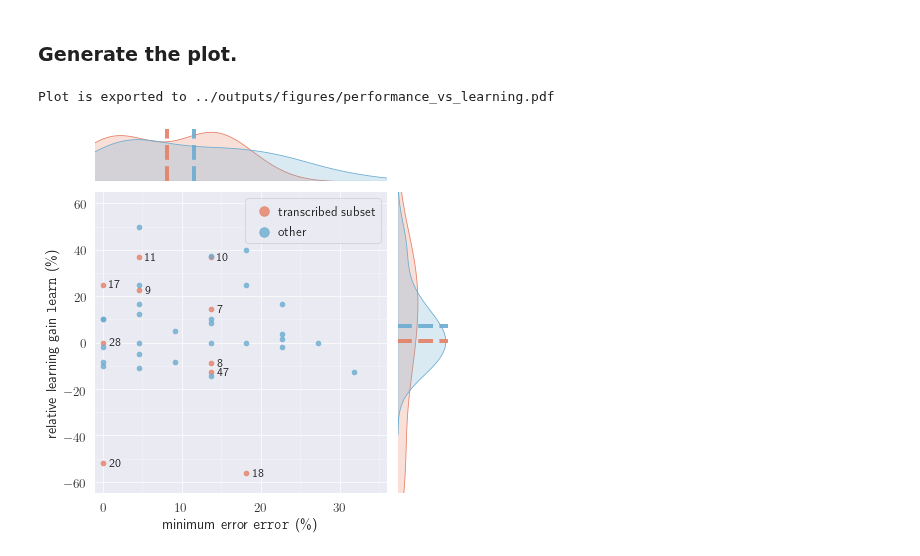
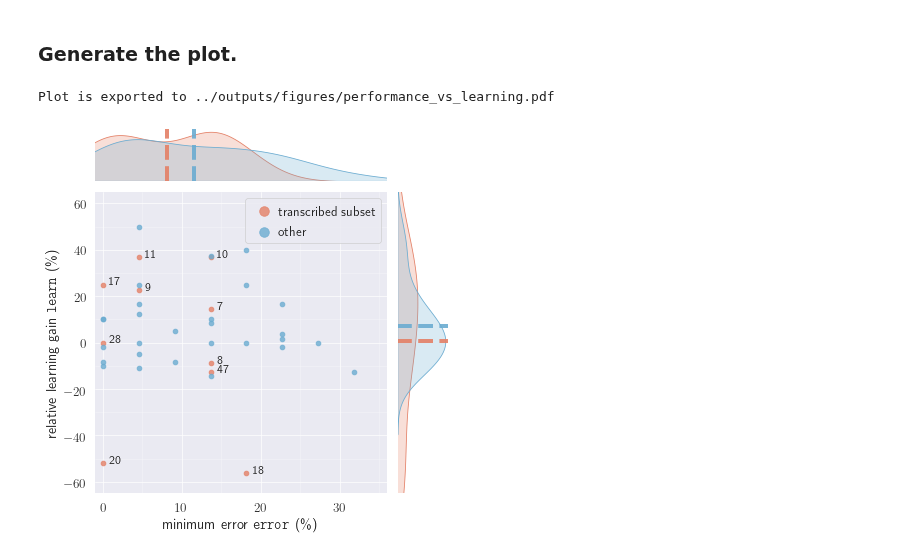
Before and after one commit to chili-epfl/justhink-alignment-analysis, a Jupyter notebook: tools/3_visualise_transcribed_teams.ipynb, the cells around one changed output. Drawn from its saved outputs; the diff is of its cells as text; code cells hidden in the pictures.

```diff
--- a/tools/3_visualise_transcribed_teams.ipynb
+++ b/tools/3_visualise_transcribed_teams.ipynb
@@ -236,7 +243,7 @@ def plot_perf_vs_error(col_x,
         data=df,
     )
 
-    sns.despine(ax=g.ax_joint, left=True);
+    sns.despine(ax=g.ax_joint, left=True)
 
     color = None
     legends = []
@@ -249,7 +256,7 @@ def plot_perf_vs_error(col_x,
         g.plot_joint(colored_scatter(df_group[col_x], df_group[col_y], colors[i],
                                      label=name))
 
-        ### Plot performance.
+        # Plot performance.
         # Draw a KDE plot.
         sns.kdeplot(
             df_group[col_x].values,
@@ -267,7 +274,7 @@ def plot_perf_vs_error(col_x,
             alpha=0.9,
         )
 
-        ### Plot learning.
+        # Plot learning.
         # Draw a KDE plot.
         sns.kdeplot(
             y=df_group[col_y].values,
@@ -297,36 +304,31 @@ def plot_perf_vs_error(col_x,
     # Adjust the background colors.
     g.ax_marg_x.set_facecolor('white')
     g.ax_marg_y.set_facecolor('white')
 
     # Add annotations one by one with a loop.
     takens = dict()
     for i, row in df.iterrows():
         if row['kind'] != 'transcribed subset':
             continue
         offset = 0.8
         plt.text(
             row[col_x] + offset, row[col_y], str(i),
             fontsize='small',
-            va='center',
         )
 
     # Set axis labels.
     g.ax_joint.set_xlabel(r"minimum error \texttt{error} (\%)")
     g.ax_joint.set_ylabel(r"relative learning gain \texttt{learn} (\%)")
 
     return g
 
 
 g = plot_perf_vs_error(perf_col, learn_col, 'kind', df=df)
 
-# # Export as bitmap - png.
-# export_file = perf_vs_learning_file
-# plt.savefig(export_file, bbox_inches='tight')
-
 # Export as vector graphics - pdf.
 export_file = perf_vs_learning_file.with_suffix('.pdf')
 plt.savefig(export_file, bbox_inches='tight')
 print('Plot is exported to {}'.format(export_file))
 # %% [output]
 Plot is exported to ../outputs/figures/performance_vs_learning.pdf
-[figure, old version]
+[figure, new version]
```
Also changed, not shown: parts of 2 cells of this notebook, 16 other files.
